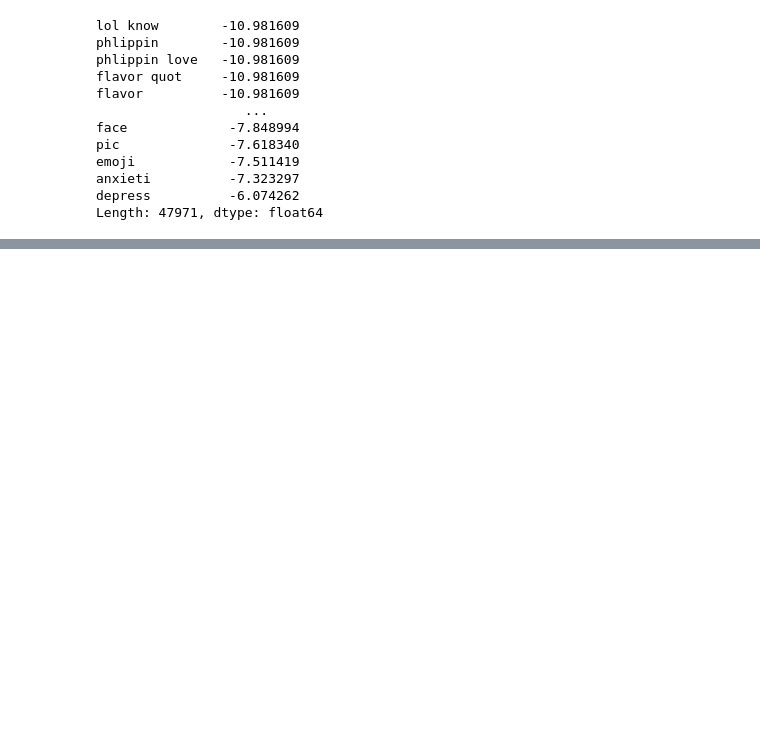
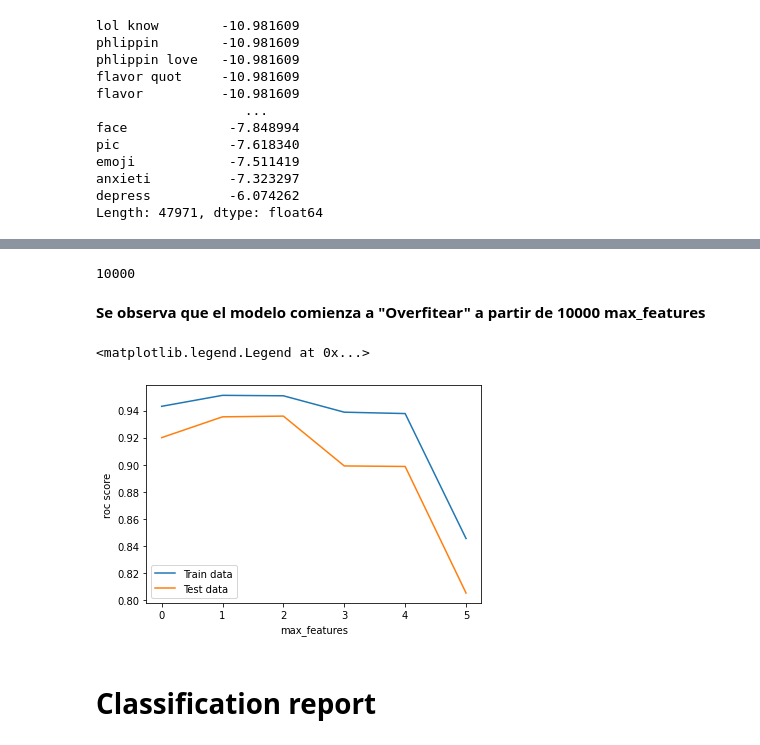
Before and after one commit to JoacoSoulez/Smart-Detector-of-Depressive-Disorder, a Jupyter notebook: notebooks/Training Models leo.ipynb, the cells around one changed output, grey strips where cells are left out. Saved outputs shown, nothing was run; the diff lists cells and outputs as text; code cells hidden in the pictures; blank space fills up the shorter version.

```diff
--- a/notebooks/Training Models leo.ipynb
+++ b/notebooks/Training Models leo.ipynb
@@ -323,0 +387,53 @@ dtype: float64
+# %%
+max_features_list = list(max_features_list)
+
+max_features_optimized = max_features_list[np.array(test_scores).argmax()]
+max_features_optimized
+# %% [output]
+10000
+# %% [markdown]
+**Se observa que el modelo comienza a "Overfitear" a partir de 10000 max_features**
+# %%
+def tune_model(ngram_ranges):
+    train_scores = []
+    test_scores = []
+
+    for ngram_range in ngram_ranges:
+        tfid3 = TfidfVectorizer(ngram_range=ngram_range,
+                                max_features=10000,
+                                max_df=0.7)
+
+        nb3 = MultinomialNB()
+
+        tfid3.fit(X_train)
+
+        vector3 = tfid3.transform(X_train)
+
+        nb3.fit(vector3, y_train)
+
+        train_score = nb3.score(vector3, y_train)
+        train_scores.append(train_score)
+
+        vector4 = tfid3.transform(X_test)
+        y_pred = nb3.predict(vector4)
+
+        test_score = roc_auc_score(y_test,y_pred)
+        test_scores.append(test_score)
+
+    return train_scores, test_scores
+
+
+ngram_ranges = [(1,1),(1,2),(1,3),(2,2),(2,3),(3,3)]
+
+train_scores, test_scores = tune_model(ngram_ranges)
+# %%
+plt.plot(train_scores, label='Train data')
+plt.plot(test_scores, label='Test data')
+plt.xlabel('max_features')
+plt.ylabel('roc score')
+plt.legend()
+# %% [output]
+<matplotlib.legend.Legend at 0x...>
+[figure, added]
+# %% [markdown]
+# Classification report
```
Also changed, not shown: parts of 51 cells of this notebook.
